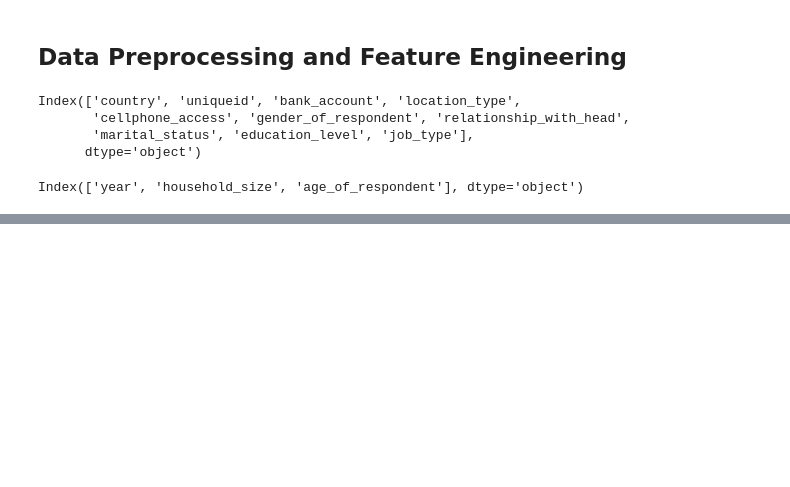
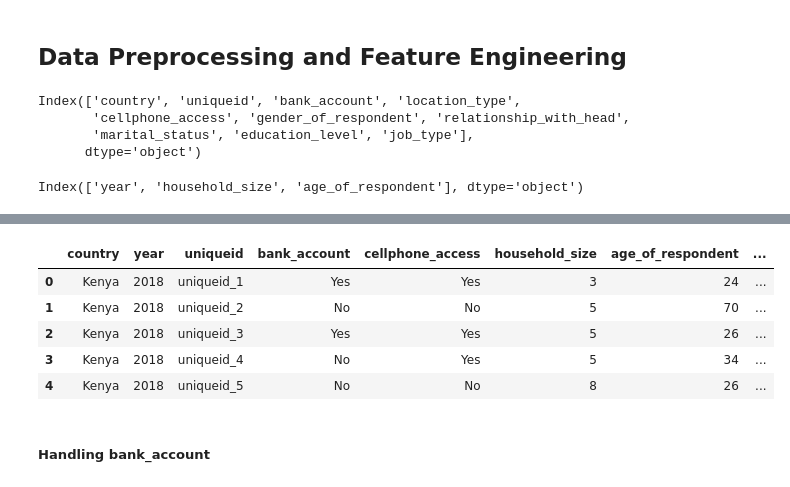
Before and after one commit to Njeri-Gitome/Financial_Inclusion_in_Africa, a Jupyter notebook: financial.ipynb, the cells around one changed output, grey strips where cells are left out. Drawn from its saved outputs; the diff is of its cells as text; code cells hidden in the pictures; blank space fills up the shorter version.

```diff
--- a/financial.ipynb
+++ b/financial.ipynb
@@ -349,0 +402,3 @@ The categories in an ordinal data have a specific order and changing that order
+# %%
+# Drop the original gender_of_respondent column
+train.drop(columns =['gender_of_respondent'], inplace= True)
@@ -349,0 +407,18 @@ The categories in an ordinal data have a specific order and changing that order
+# %%
+#Binary encoding of location_type
+location_map = {'Rural': 0, 'Urban': 1}
+train['location_encoded'] = train['location_type'].map(location_map)
+# %%
+#Drop the original location_type column
+train.drop(columns =['location_type'], inplace = True)
+# %%
+train.head()
+# %% [output]
+|  | country | year | uniqueid | bank_account | cellphone_access | household_size | age_of_respondent | ... |
+| 0 | Kenya | 2018 | uniqueid_1 | Yes | Yes | 3 | 24 | ... |
+| 1 | Kenya | 2018 | uniqueid_2 | No | No | 5 | 70 | ... |
+| 2 | Kenya | 2018 | uniqueid_3 | Yes | Yes | 5 | 26 | ... |
+| 3 | Kenya | 2018 | uniqueid_4 | No | Yes | 5 | 34 | ... |
+| 4 | Kenya | 2018 | uniqueid_5 | No | No | 8 | 26 | ... |
+# %% [markdown]
+##### Handling bank_account
```
Also changed, not shown: parts of 33 cells of this notebook.
